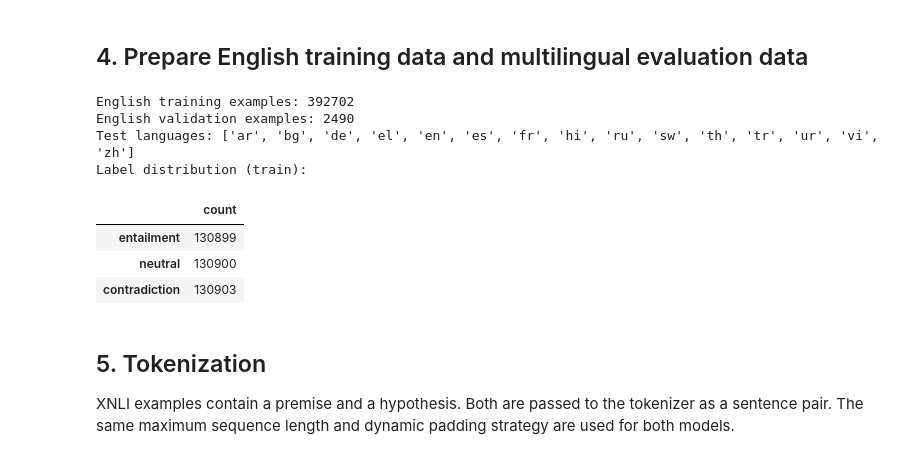
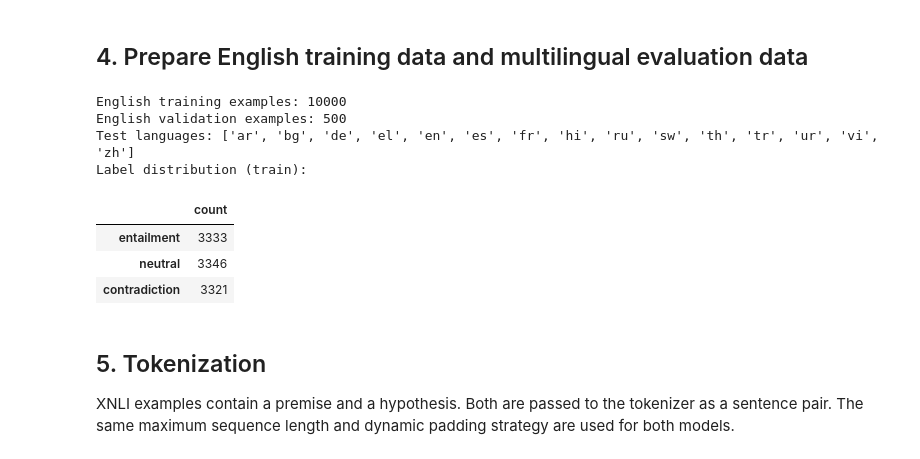
Before and after one commit to Hari-Krishna-Moorthy/Group90_xnli, a Jupyter notebook: Group90_xnli.ipynb, the cells around one changed output. Cells and saved outputs as stored; diff of their text form; code cells hidden in the pictures.

```diff
--- a/Group90_xnli.ipynb
+++ b/Group90_xnli.ipynb
@@ -135,35 +139,35 @@ Example training sample: {'premise': 'Conceptually cream skimming has two basic
 # %% [markdown]
 ## 4. Prepare English training data and multilingual evaluation data
 # %%
-MAX_TRAIN_SAMPLES = None   # Set to e.g. 10000 for a faster pilot run; None uses all English training data
-MAX_EVAL_SAMPLES_PER_LANGUAGE = None  # Set to e.g. 1000 for a faster pilot run; None uses all examples
+MAX_TRAIN_SAMPLES = 10000
+MAX_EVAL_SAMPLES_PER_LANGUAGE = 500
 
 # English training data (already filtered and tagged as en)
 train_ds = raw["train"]
 if MAX_TRAIN_SAMPLES is not None:
     train_ds = train_ds.shuffle(seed=SEED).select(range(min(MAX_TRAIN_SAMPLES, len(train_ds))))
 
 # Validation is used during fine-tuning; English validation is retained for model selection.
 valid_en = raw["validation"]
 if MAX_EVAL_SAMPLES_PER_LANGUAGE is not None:
     valid_en = valid_en.select(range(min(MAX_EVAL_SAMPLES_PER_LANGUAGE, len(valid_en))))
 
 test_all = raw["test"]
 languages = sorted(set(test_all["language"]))
 print("English training examples:", len(train_ds))
 print("English validation examples:", len(valid_en))
 print("Test languages:", languages)
 print("Label distribution (train):")
 display(pd.Series(train_ds["label"]).value_counts().sort_index().rename(index=ID2LABEL).to_frame("count"))
 # %% [output]
-English training examples: 392702
-English validation examples: 2490
+English training examples: 10000
+English validation examples: 500
 Test languages: ['ar', 'bg', 'de', 'el', 'en', 'es', 'fr', 'hi', 'ru', 'sw', 'th', 'tr', 'ur', 'vi', 'zh']
 Label distribution (train):
 |  | count |
-| entailment | 130899 |
-| neutral | 130900 |
-| contradiction | 130903 |
+| entailment | 3333 |
+| neutral | 3346 |
+| contradiction | 3321 |
 # %% [markdown]
 ## 5. Tokenization
 
```
Also changed, not shown: parts of 9 cells of this notebook, 11 other files.
